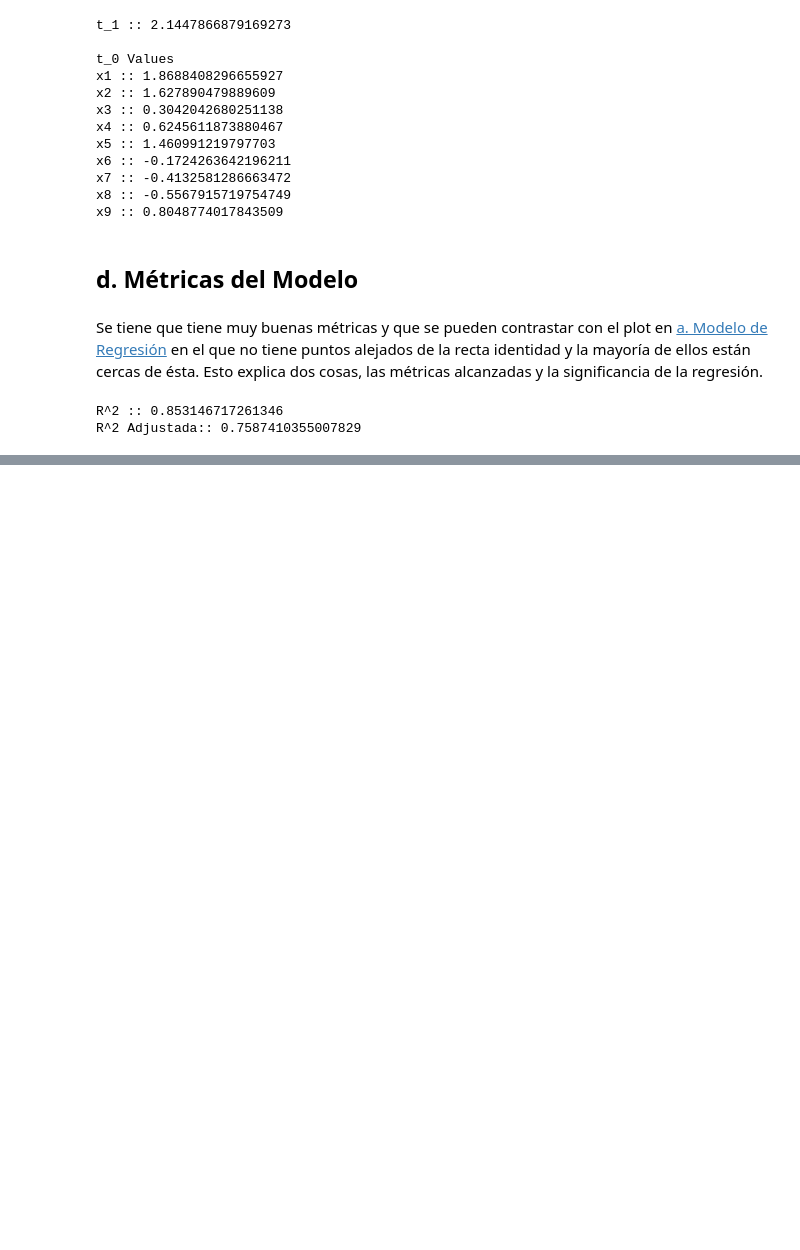
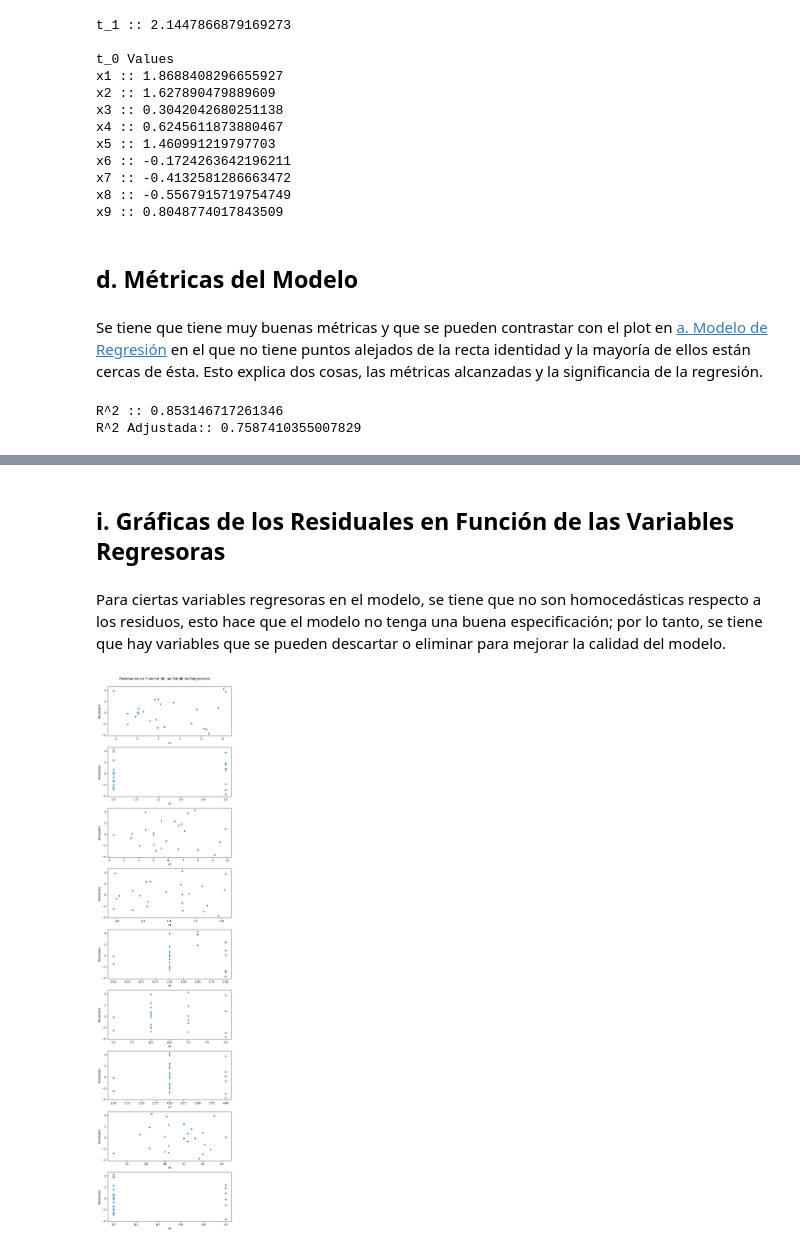
Before and after one commit to alexisuaguilaru/EstadisticaMultivariada, a Jupyter notebook: RegresionMultiple/Tareas/Tarea_03.ipynb, the cells around one changed output, grey strips where cells are left out. Drawn from its saved outputs; the diff is of its cells as text; code cells hidden in the pictures; blank space fills up the shorter version.

```diff
--- a/RegresionMultiple/Tareas/Tarea_03.ipynb
+++ b/RegresionMultiple/Tareas/Tarea_03.ipynb
@@ -169,0 +212,14 @@ R^2 Adjustada:: 0.7587410355007829
+# %% [markdown]
+## **i**. Gráficas de los Residuales en Función de las Variables Regresoras
+# %% [markdown]
+Para ciertas variables regresoras en el modelo, se tiene que no son homocedásticas respecto a los residuos, esto hace que el modelo no tenga una buena especificación; por lo tanto, se tiene que hay variables que se pueden descartar o eliminar para mejorar la calidad del modelo.
+# %%
+# Plot
+
+_ = src.PlotVariableResiduals(
+    LinearModel,
+    DatasetViviendas,
+    FeaturesModel,
+)
+# %% [output]
+[figure, added]
```
Also changed, not shown: parts of 10 cells of this notebook, 1 other file.
